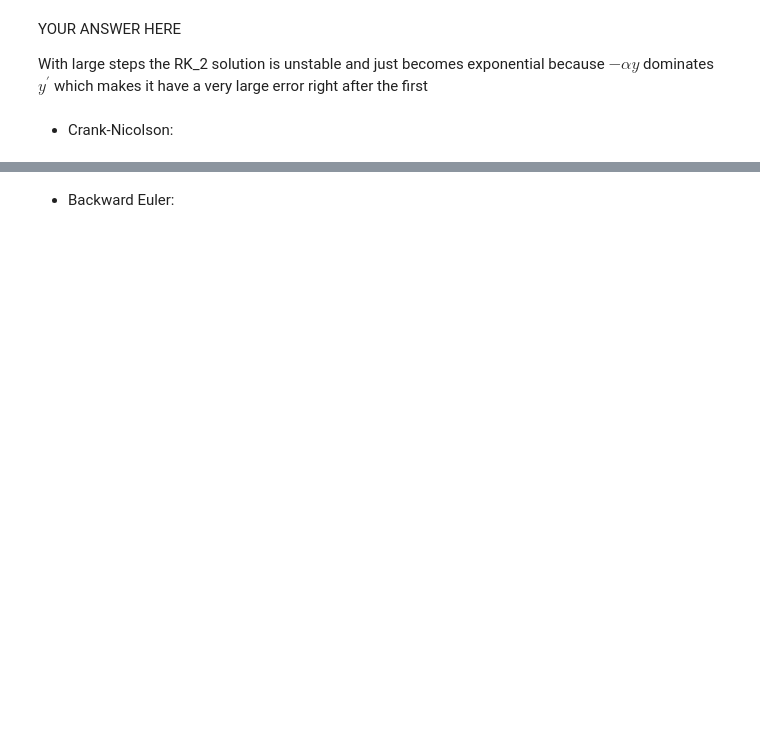
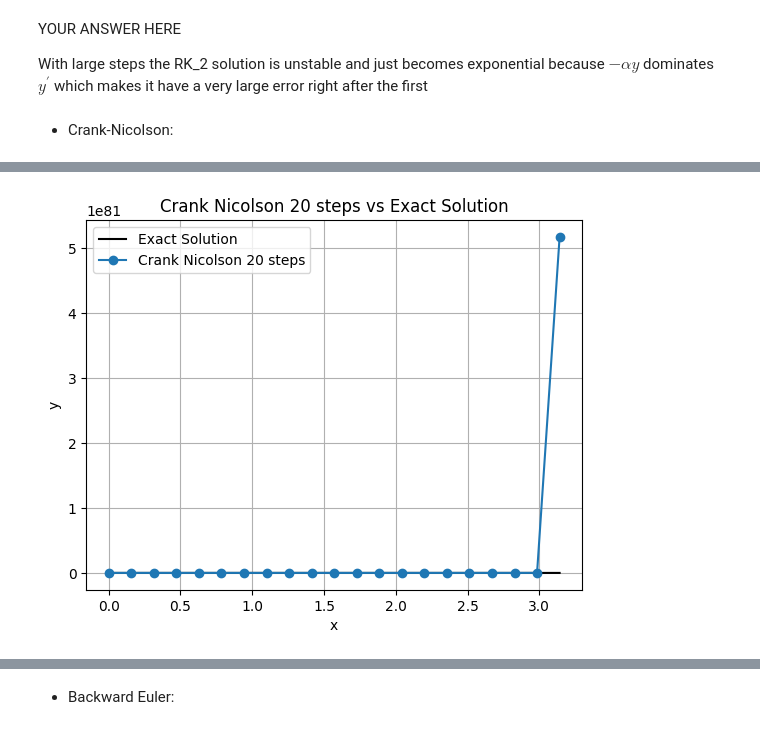
Before and after one commit to lfranz922/Math-406, a Jupyter notebook: Assignment_3_student.ipynb, the cells around one changed output, grey strips where cells are left out. Cells and saved outputs as stored; diff of their text form; code cells hidden in the pictures; blank space fills up the shorter version.

```diff
--- a/Assignment_3_student.ipynb
+++ b/Assignment_3_student.ipynb
@@ -557,0 +523,86 @@ YOUR ANSWER HERE
+# %%
+# # Your plot Crank-Nicolson
+
+# # YOUR CODE HERE
+alpha = 1000
+y0 = 1
+a = 0
+b = np.pi
+
+def crank_nicolson(f, a, b, y0, steps):
+    x_vals = np.linspace(a, b, steps+1)
+    h = (b - a) / steps
+
+    y_vals = np.zeros(steps+1)
+    y_vals[0] = y0
+
+    for i in range(steps):
+        y_pred = y_vals[i] + h * f(x_vals[i], y_vals[i])
+        k1 = f(x_vals[i], y_vals[i])
+        k2 = f(x_vals[i+1], y_pred)
+        y_vals[i+1] = y_vals[i] + 0.5 * h * (k1 + k2)
+
+    return x_vals, y_vals
+
+def crank_nicolson_newton(f, df_dy, a, b, y0, steps, max_iter=100, tol=1e-10):
+    x_vals = np.linspace(a, b, steps+1)
+    h = (b - a) / steps
+
+    y_vals = np.zeros(steps+1)
+    y_vals[0] = y0
+
+    for i in range(steps):
+        y_est = y_vals[i] + h * f(x_vals[i], y_vals[i])
+
+        for _ in range(max_iter):
+            f_k  = f(x_vals[i], y_vals[i])
+            f_k1 = f(x_vals[i+1], y_est)
+            r = y_est - y_vals[i] - 0.5 * h * (f_k + f_k1)
+
+            j = 1.0 - 0.5 * h * df_dy(x_vals[i+1], y_est)
+
+            delta = r / j
+            y_est -= delta
+            # print("y_est", y_est, delta)
+
+            if abs(delta) < tol:
+                break
+        # print("----")
+
+        y_vals[i+1] = y_est
+
+    return x_vals, y_vals
+
+def df_dy(x, y):
+    return -alpha
+
+methods = {
+    "Crank Nicolson 20 steps" :
+       crank_nicolson(f, a, b, y0, 20),
+    "Crank Nicolson 5000 steps" :
+        crank_nicolson(f, a, b, y0, 5000),
+    "Crank Nicolson with Newtons Method 20 steps" :
+        crank_nicolson_newton(f, df_dy, a, b, y0, 20),
+    "Crank Nicolson with Newtons Method 100 steps" :
+        crank_nicolson_newton(f, df_dy, a, b, y0, 100),
+    "Crank Nicolson with Newtons Method 1000 steps" :
+        crank_nicolson_newton(f, df_dy, a, b, y0, 1000),
+}
+
+x_exact = np.linspace(a, b, 5000)
+y_exact = exact(x_exact)
+
+for name, [x_vals, y_vals] in methods.items():
+    plt.plot(x_exact, y_exact, 'k-', label='Exact Solution')
+    plt.plot(x_vals, y_vals.real, 'o-', label=name)
+
+    plt.xlabel('x')
+    plt.ylabel('y')
+    plt.legend()
+    plt.title(name + ' vs Exact Solution')
+    plt.grid()
+    plt.show()
+# # raise NotImplementedError()
+# TODO
+# %% [output]
+[figure, added]
```
Also changed, not shown: parts of 22 cells of this notebook.
